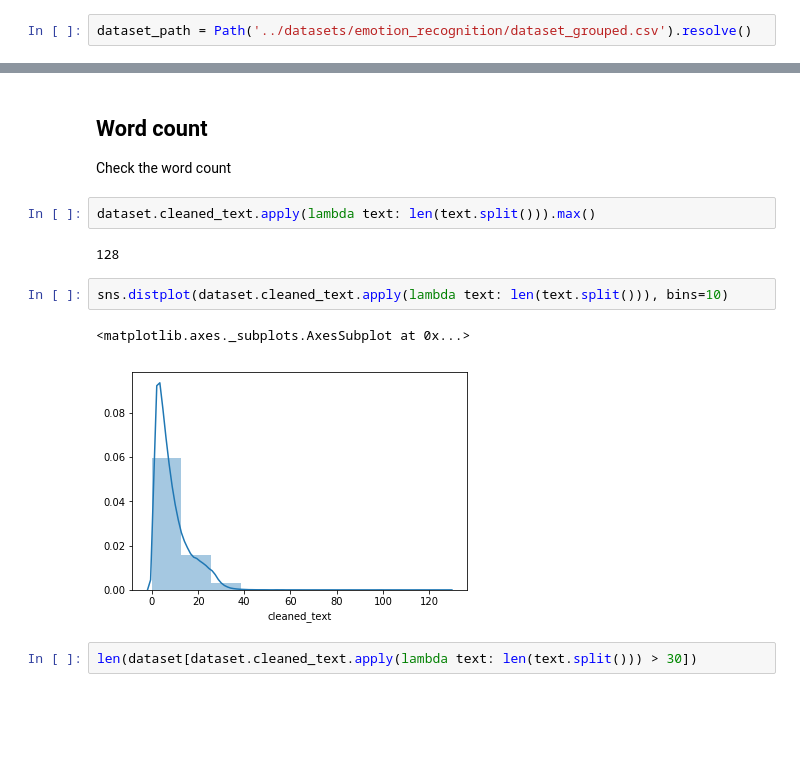
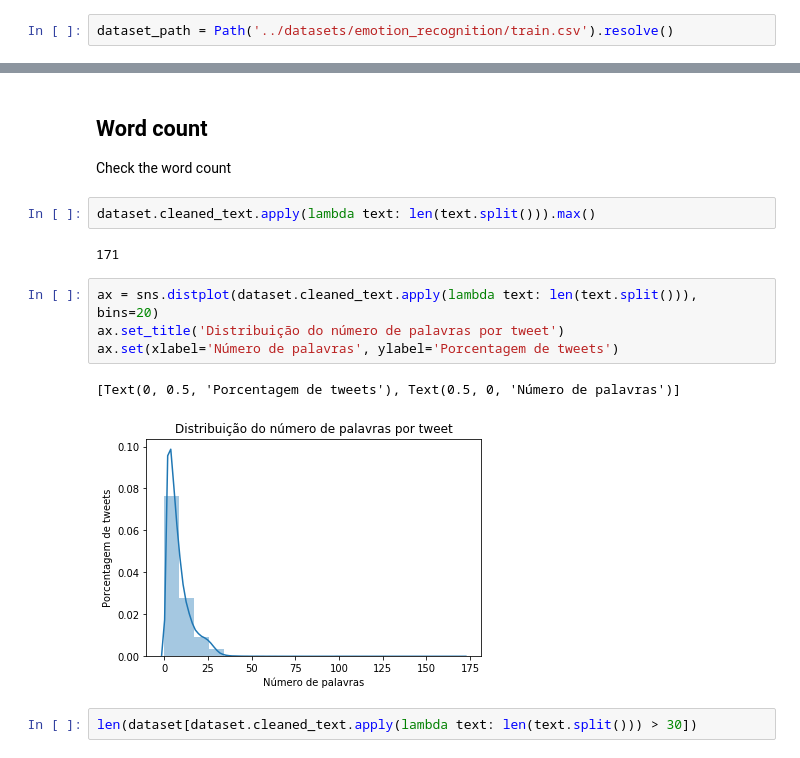
Before and after one commit to rmohashi/tweet-emotion-recognition, a Jupyter notebook: notebooks/Check Emotion Labeled Dataset.ipynb, the cells around one changed output, grey strips where cells are left out. Cells and saved outputs as stored; diff of their text form; blank space fills up the shorter version.

```diff
--- a/notebooks/Check Emotion Labeled Dataset.ipynb
+++ b/notebooks/Check Emotion Labeled Dataset.ipynb
@@ -7,7 +7,7 @@ import os
 import pandas as pd
 from pathlib import Path
 # %%
-dataset_path = Path('../datasets/emotion_recognition/dataset_grouped.csv').resolve()
+dataset_path = Path('../datasets/emotion_recognition/train.csv').resolve()
 # %%
 dataset = pd.read_csv(dataset_path)
 # %%
@@ -111,12 +121,14 @@ Check the word count
 # %%
 dataset.cleaned_text.apply(lambda text: len(text.split())).max()
 # %% [output]
-128
+171
 # %%
-sns.distplot(dataset.cleaned_text.apply(lambda text: len(text.split())), bins=10)
+ax = sns.distplot(dataset.cleaned_text.apply(lambda text: len(text.split())), bins=20)
+ax.set_title('Distribuição do número de palavras por tweet')
+ax.set(xlabel='Número de palavras', ylabel='Porcentagem de tweets')
 # %% [output]
-<matplotlib.axes._subplots.AxesSubplot at 0x...>
+[Text(0, 0.5, 'Porcentagem de tweets'), Text(0.5, 0, 'Número de palavras')]
-[figure, old version]
+[figure, new version]
 # %%
 len(dataset[dataset.cleaned_text.apply(lambda text: len(text.split())) > 30])
 # %% [output]
```
Also changed, not shown: parts of 5 cells of this notebook, 51 other files.
